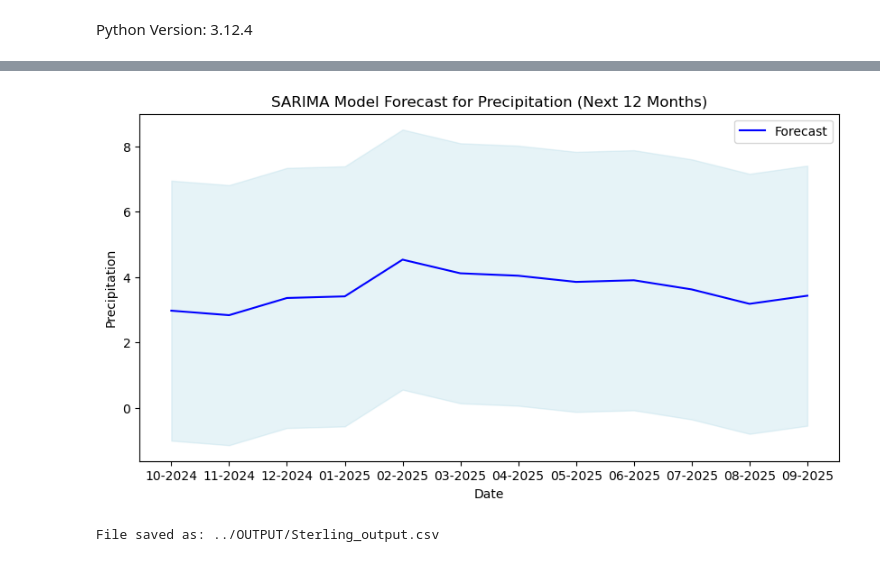
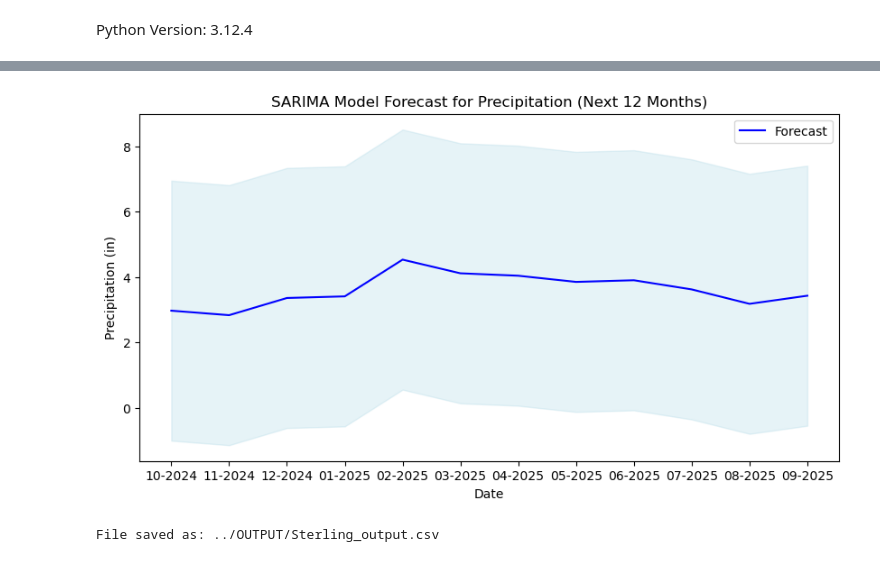
Before and after one commit to phipyao/EVSC-Project, a Jupyter notebook: SCRIPTS/codebook.ipynb, the cells around one changed output, grey strips where cells are left out. Saved outputs shown, nothing was run; the diff lists cells and outputs as text; code cells hidden in the pictures.

Commit message:
added images

```diff
--- a/SCRIPTS/codebook.ipynb
+++ b/SCRIPTS/codebook.ipynb
@@ -131,20 +113,20 @@ forecast_df.index = forecast_df.index.strftime('%m-%Y')
 # %%
 # Plot only the forecast
 plt.figure(figsize=(10, 5))
 plt.plot(forecast_df.index, forecast_df['Precipitation'], label='Forecast', color='blue')
 
 # Optionally, you can fill the confidence intervals for a clearer visualization
 plt.fill_between(forecast_df.index, confidence_intervals.iloc[:, 0], confidence_intervals.iloc[:, 1],
                  color='lightblue', alpha=0.3)
 
 # Customize the plot
 plt.title("SARIMA Model Forecast for Precipitation (Next 12 Months)")
 plt.xlabel("Date")
-plt.ylabel("Precipitation")
+plt.ylabel("Precipitation (in)")
 plt.legend()
 plt.show()
 # %% [output]
-[figure, old version]
+[figure, new version]
 # %%
 output_dir = Path("../OUTPUT")
 output_dir.mkdir(parents=True, exist_ok=True)  # Create the directory if it doesn't exist
```
Also changed, not shown: parts of 2 cells of this notebook, 4 other files.
